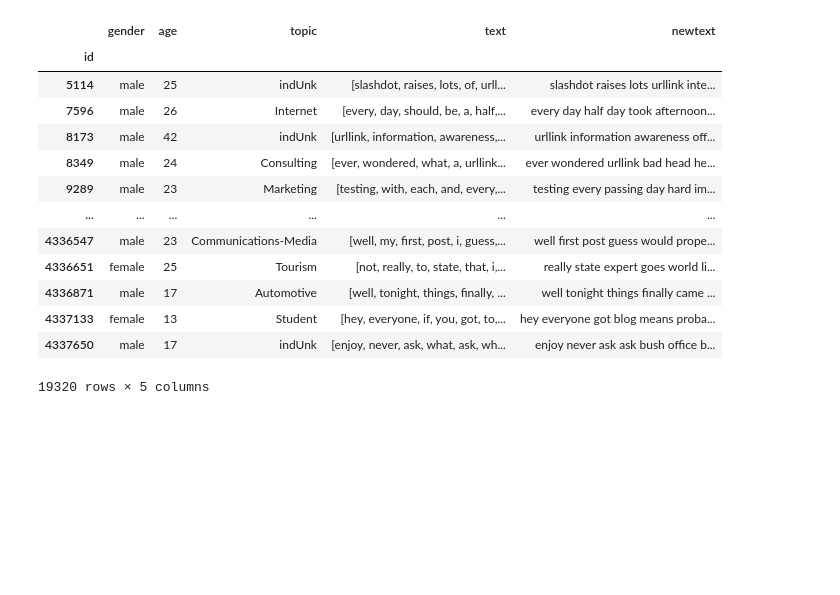
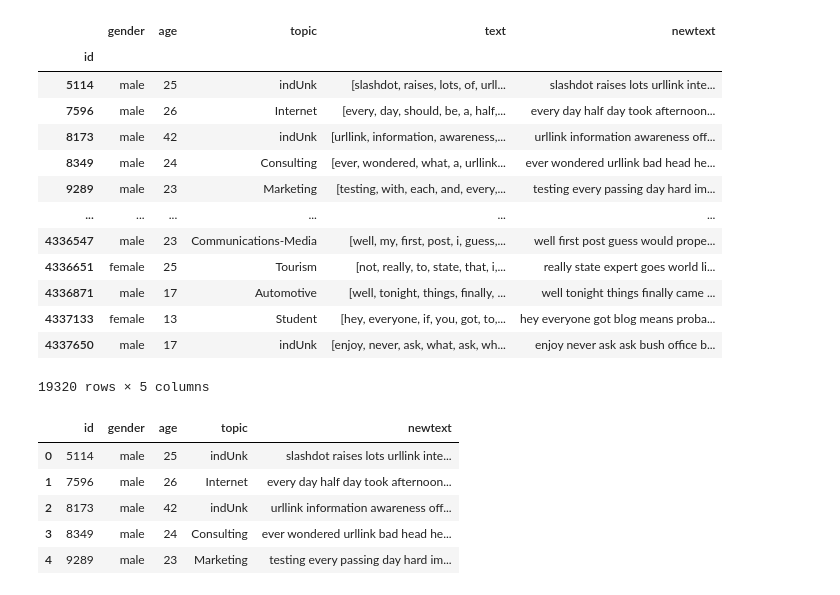
Before and after one commit to Arcanus07/Linguistic-Analysis, a Jupyter notebook: Preprocessing/LA - Preprocessing.ipynb, the cells around one changed output. Saved outputs shown, nothing was run; the diff lists cells and outputs as text; code cells hidden in the pictures; blank space fills up the shorter version.

```diff
--- a/Preprocessing/LA - Preprocessing.ipynb
+++ b/Preprocessing/LA - Preprocessing.ipynb
@@ -141,0 +145,10 @@ df_new.to_csv('la.csv', index = True)
+# %%
+df = pd.read_csv('la.csv')
+df.head()
+# %% [output]
+|  | id | gender | age | topic | newtext |
+| 0 | 5114 | male | 25 | indUnk | slashdot raises lots urllink inte... |
+| 1 | 7596 | male | 26 | Internet | every day half day took afternoon... |
+| 2 | 8173 | male | 42 | indUnk | urllink information awareness off... |
+| 3 | 8349 | male | 24 | Consulting | ever wondered urllink bad head he... |
+| 4 | 9289 | male | 23 | Marketing | testing every passing day hard im... |
```
Also changed, not shown: parts of 22 cells of this notebook.
